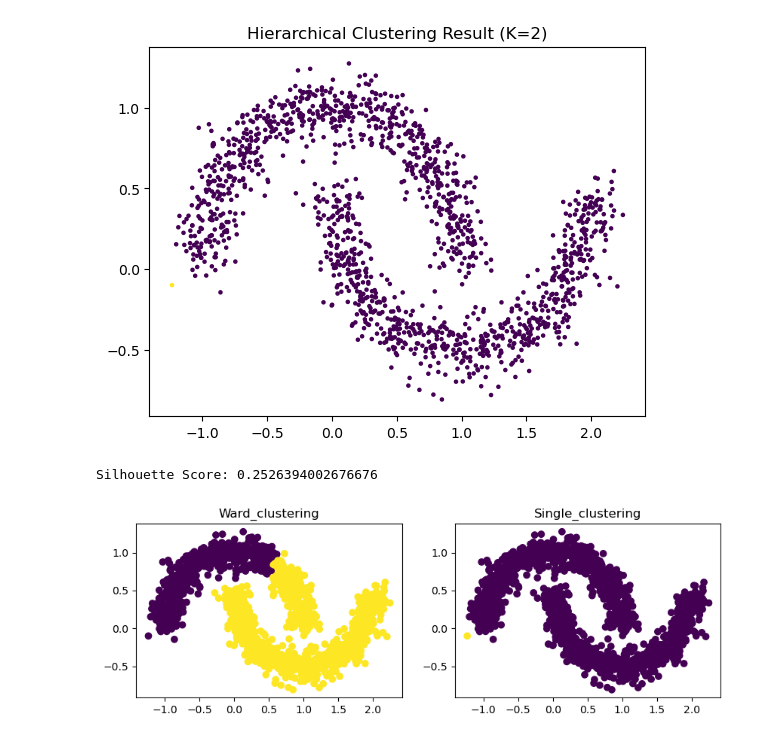
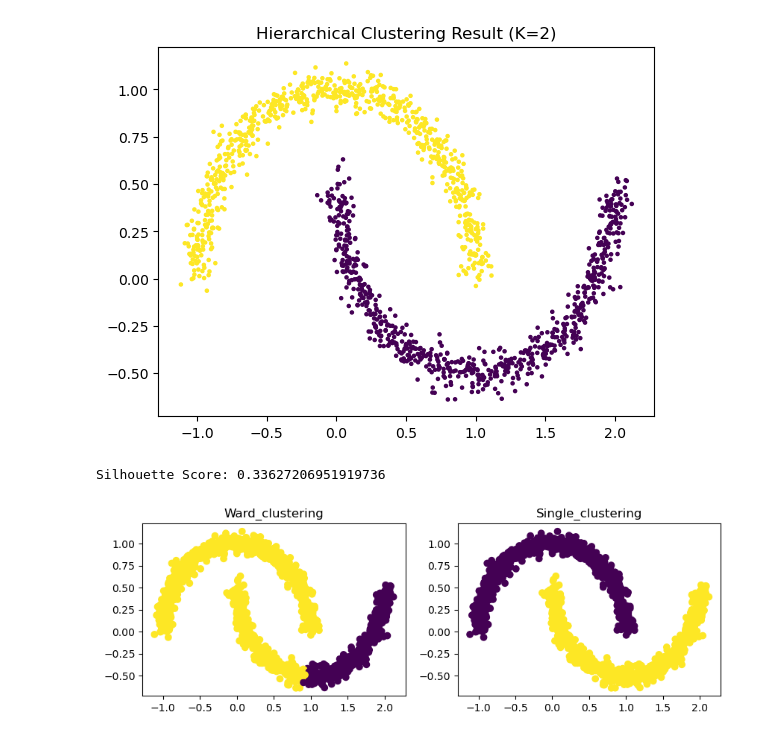
Before and after one commit to twahih/DM5230, a Jupyter notebook: HWK3/Problem4.ipynb, the cells around one changed output. Saved outputs shown, nothing was run; the diff lists cells and outputs as text; code cells hidden in the pictures.

```diff
--- a/HWK3/Problem4.ipynb
+++ b/HWK3/Problem4.ipynb
@@ -94,29 +93,29 @@ Silhouette Score: 0.33600871323530146
 # %%
 import numpy as np
 import matplotlib.pyplot as plt
 from sklearn.datasets import make_moons
 from sklearn.cluster import AgglomerativeClustering
 from sklearn.metrics import silhouette_score
 
 # Generate moons dataset
-X, y = make_moons(n_samples=1500, noise=0.1, random_state=42)
+X, y = make_moons(n_samples=1500, noise=0.05, random_state=42)
 
 # Perform hierarchical clustering
 n_clusters = 2 # Number of clusters
 agg_clustering = AgglomerativeClustering(n_clusters=n_clusters,linkage='single')
 labels = agg_clustering.fit_predict(X)
 
 # Plot the clustering result
 plt.scatter(X[:, 0], X[:, 1], c=labels, s=5)
 plt.title("Hierarchical Clustering Result (K=2)")
 plt.show()
 
 # Evaluate clustering performance
 silhouette_avg = silhouette_score(X, labels)
 print("Silhouette Score:", silhouette_avg)
 # %% [output]
-[figure, old version]
+[figure, new version]
-Silhouette Score: 0.2526394002676676
+Silhouette Score: 0.33627206951919736
 # %%
 from scipy.cluster.hierarchy import fcluster, linkage, dendrogram
 from scipy.spatial.distance import pdist, squareform,cdist
@@ -142,4 +141,4 @@ ax[0].title.set_text('Ward_clustering')
 ax[1].scatter(X[:, 0],X[:, 1],c=labels_single)
 ax[1].title.set_text('Single_clustering')
 # %% [output]
-[figure, old version]
+[figure, new version]
```
Also changed, not shown: parts of 12 cells of this notebook, 1 other file.
